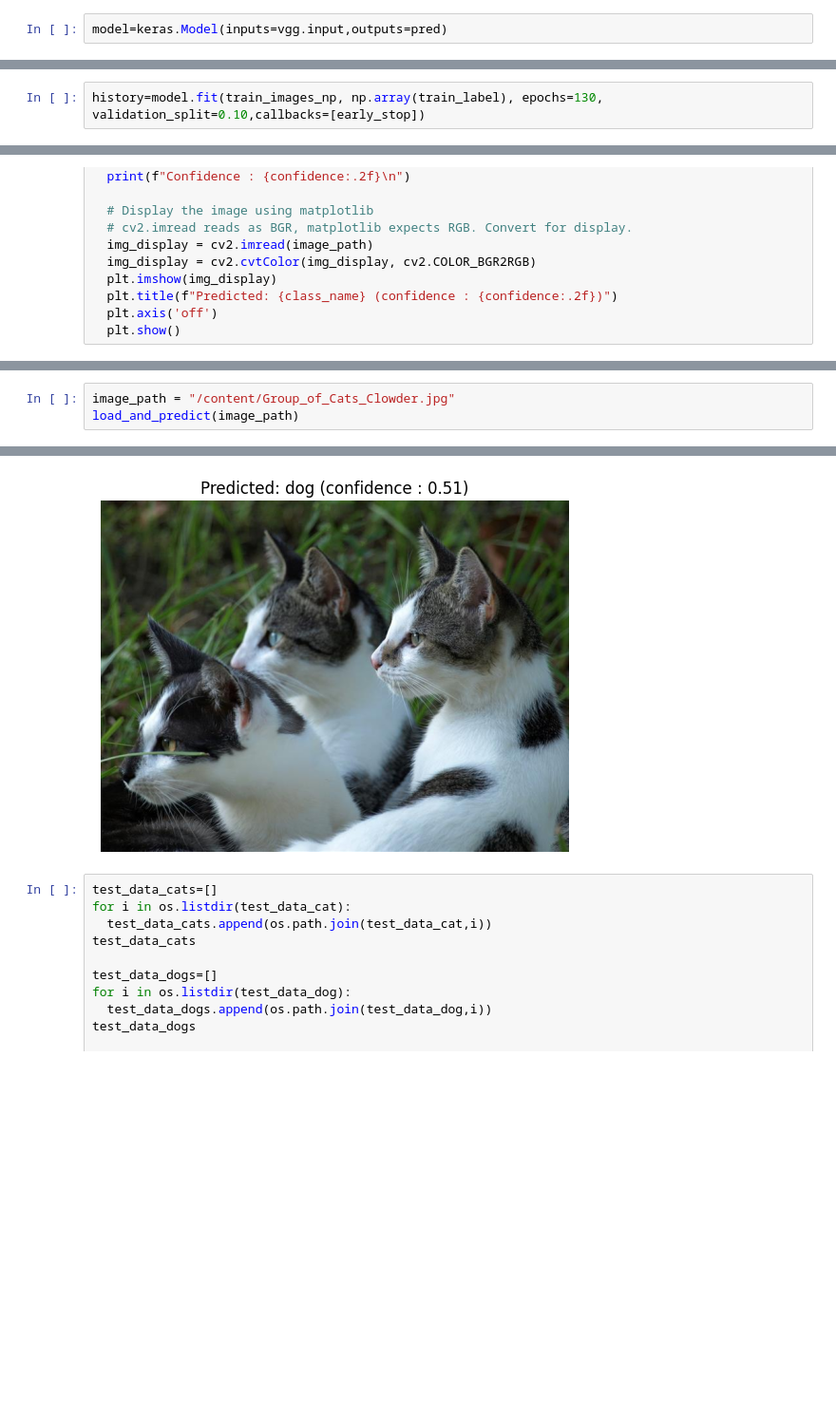
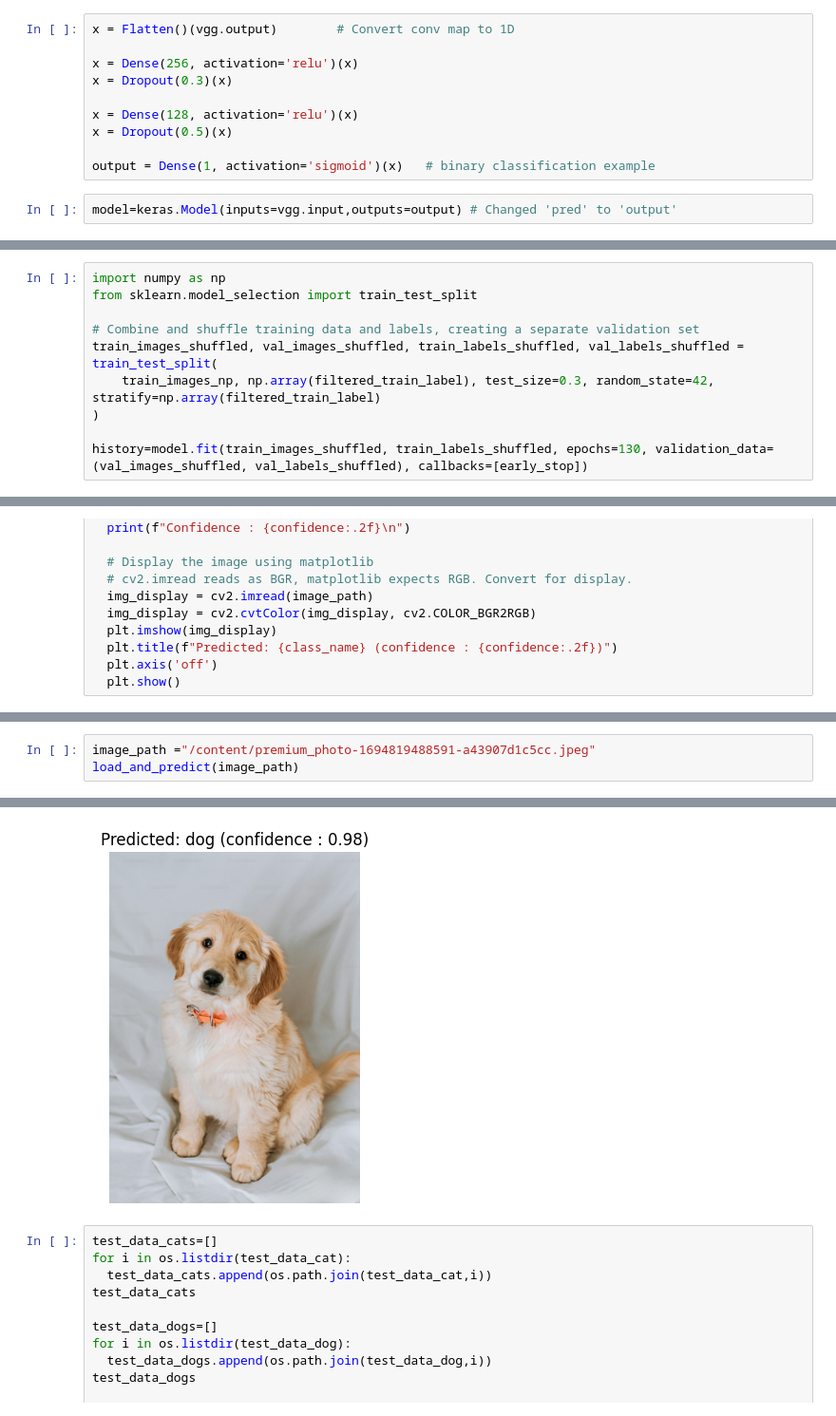
Before and after one commit to Rahulchunduruu/Machine-Learning, a Jupyter notebook: cat_and_dogs_vgg19.ipynb, the cells around one changed output, grey strips where cells are left out. Shown at 95% size. Drawn from its saved outputs; the diff is of its cells as text; blank space fills up the shorter version.

```diff
--- a/cat_and_dogs_vgg19.ipynb
+++ b/cat_and_dogs_vgg19.ipynb
@@ -241,8 +233,16 @@ pred=keras.layers.Dense(1, activation='sigmoid')(x)
+# %%
+x = Flatten()(vgg.output)        # Convert conv map to 1D
+
+x = Dense(256, activation='relu')(x)
+x = Dropout(0.3)(x)
+
+x = Dense(128, activation='relu')(x)
+x = Dropout(0.5)(x)
+
+output = Dense(1, activation='sigmoid')(x)   # binary classification example
 # %%
-model=keras.Model(inputs=vgg.input,outputs=pred)
+model=keras.Model(inputs=vgg.input,outputs=output) # Changed 'pred' to 'output'
 # %%
 early_stop=callbacks.EarlyStopping(monitor='val_loss',patience=5,restore_best_weights=True)
 # %%
 model.compile(optimizer='adam',loss='binary_crossentropy',metrics=['accuracy']) # Changed loss to binary_crossentropy
-# %%
-history=model.fit(train_images_np, np.array(train_label), epochs=130, validation_split=0.10,callbacks=[early_stop])
@@ -261,0 +249,10 @@ Epoch 6/130
+# %%
+import numpy as np
+from sklearn.model_selection import train_test_split
+
+# Combine and shuffle training data and labels, creating a separate validation set
+train_images_shuffled, val_images_shuffled, train_labels_shuffled, val_labels_shuffled = train_test_split(
+    train_images_np, np.array(filtered_train_label), test_size=0.3, random_state=42, stratify=np.array(filtered_train_label)
+)
+
+history=model.fit(train_images_shuffled, train_labels_shuffled, epochs=130, validation_data=(val_images_shuffled, val_labels_shuffled), callbacks=[early_stop])
@@ -316,4 +350,4 @@ def load_and_predict(image_path):
 # %%
-image_path = "/content/Group_of_Cats_Clowder.jpg"
+image_path ="/content/premium_photo-1694819488591-a43907d1c5cc.jpeg"
 load_and_predict(image_path)
 # %% [output]
@@ -324,4 +358,4 @@ Confidence : 0.51
-[figure, old version]
+[figure, new version]
 # %%
 test_data_cats=[]
 for i in os.listdir(test_data_cat):
```
Also changed, not shown: parts of 20 cells of this notebook.
